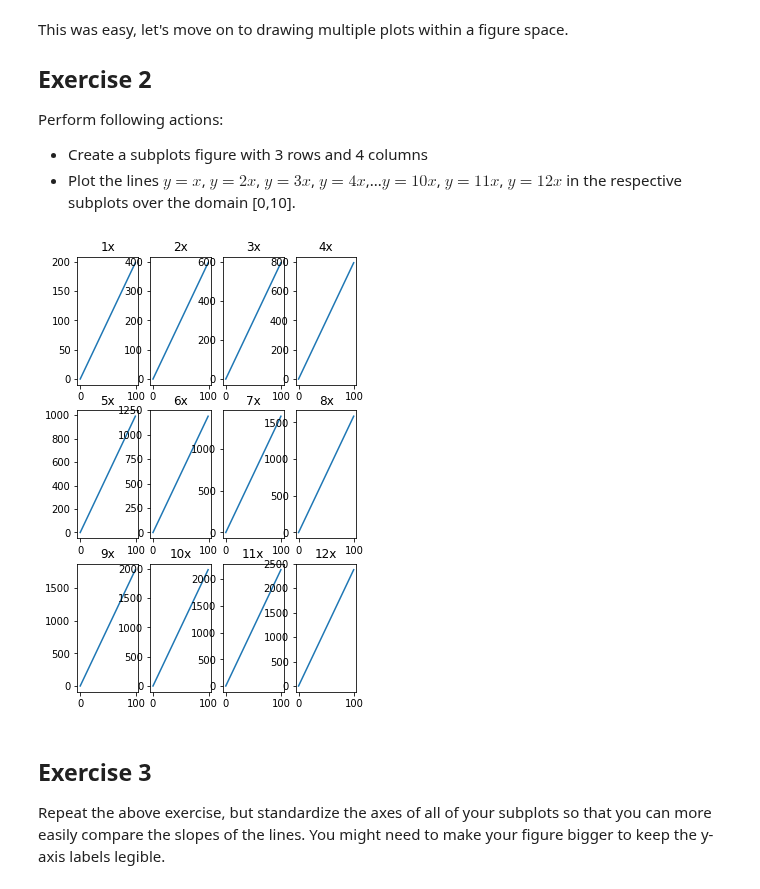
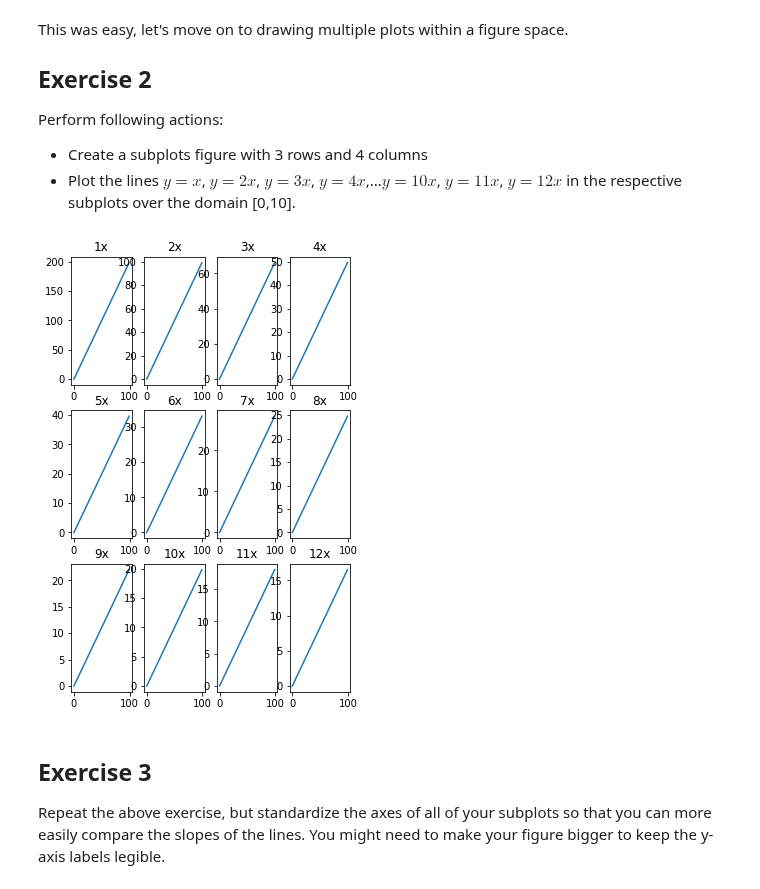
Before and after one commit to matthew-d-oliver/dsc-more-practice-with-matplotlib-lab-nyc-ds-082619, a Jupyter notebook: index.ipynb, the cells around one changed output. Cells and saved outputs as stored; diff of their text form; code cells hidden in the pictures.

```diff
--- a/index.ipynb
+++ b/index.ipynb
@@ -82,15 +82,15 @@ Perform following actions:
 # %%
 figs, axes = plt.subplots(3,4, figsize=(5, 8))
 county=1
 for i in range(3):
     for j in range(4):
-        axes[i][j].plot(x,county*y)
+        axes[i][j].plot(x,y/county)
         axes[i][j].set_title(f'{county}x')
         county+=1
 
 plt.show()
 # %% [output]
-[figure, old version]
+[figure, new version]
 # %% [markdown]
 ## Exercise 3
 
```
